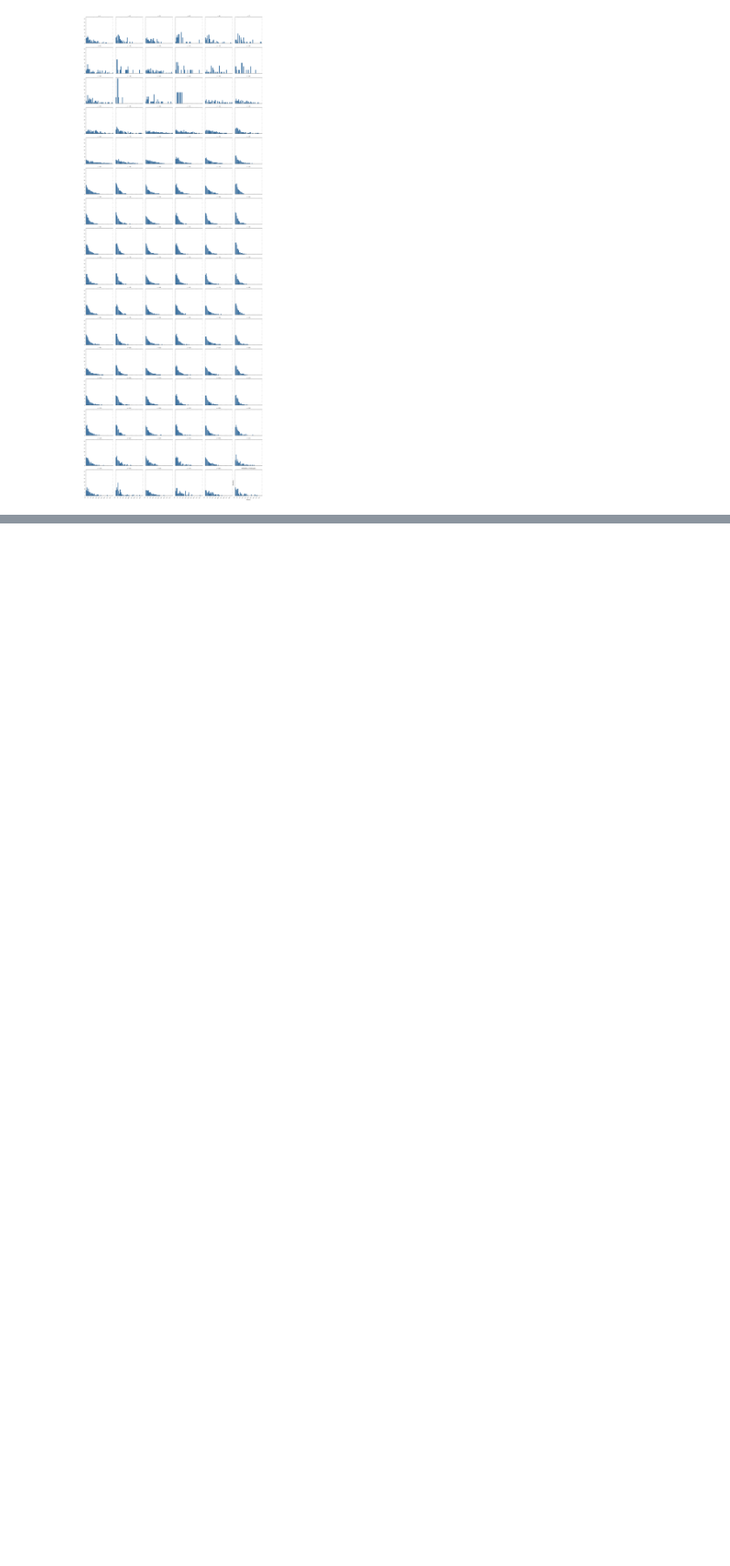
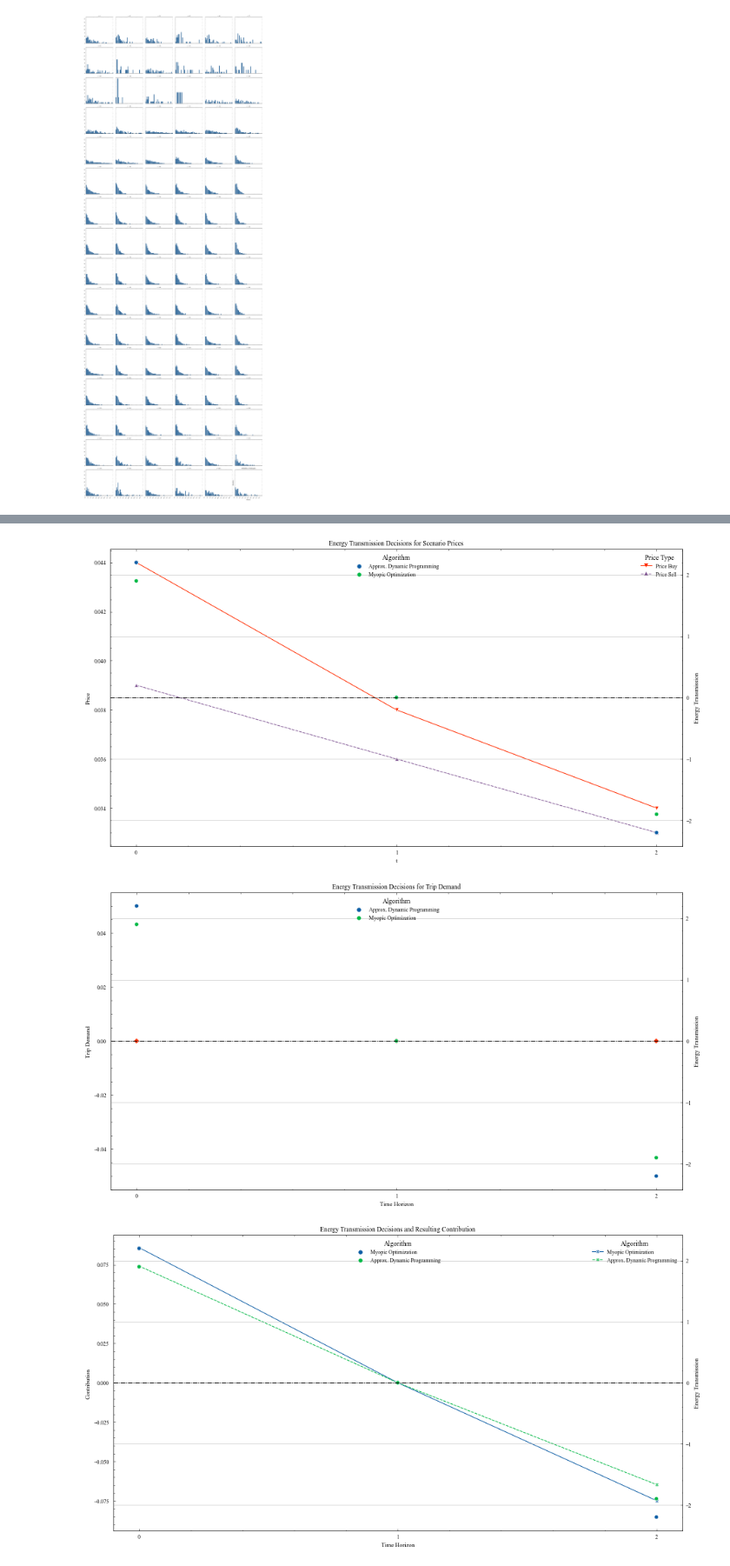
Before and after one commit to thummelt/master-thesis, a Jupyter notebook: code/src/Visualization.ipynb, the cells around one changed output, grey strips where cells are left out. Shown at 87% size. Cells and saved outputs as stored; diff of their text form; code cells hidden in the pictures; blank space fills up the shorter version.

```diff
--- a/code/src/Visualization.ipynb
+++ b/code/src/Visualization.ipynb
@@ -193,5 +187,6 @@ fig, ax = plt.subplots(figsize=(15, 8))
 g = sns.lineplot(ax=ax, data=plt_value, x="Scenario", y="Value", hue="Algorithm",style="Algorithm", markers=True,  legend = False)
 plttr.formatPlot(g, "Scenario" , "Value","Value of Decisions for Different Scenarios",np.arange(0, 3, 1), None, "Algorithm", ['Myopic Optimization', 'Approx. Dynamic Programming'], "upper left")
 g.set_xticklabels(["Most Unlikely", "Most Likely", "1000 Samples"])
-plts = [("value_comp", plt.gcf())]
+g.grid()
+plts += [("value_comp", plt.gcf())]
 # %% [output]
@@ -199,8 +193,59 @@ plts = [("value_comp", plt.gcf())]
 [figure]
 # %%
 # 5.[~VI] Decision with price and trip demand
+plt_decisions = pd.concat([
+    pd.read_pickle("/usr/app/output/xlsx/[%s-%s]-mo_scenarios.pkl" % (param["T"], param["trip_max"])),
+    pd.read_pickle("/usr/app/output/xlsx/[%s-%s]-adp_scenarios.pkl" % (param["T"], param["trip_max"]))
+]).astype({"t": int, "P_B": float, "P_S": float, "xG2V": float, "xV2G": float})
+plt_decisions = plt_decisions.loc[plt_decisions.Scenario == 1]
+plt_decisions["xG2V"] = plt_decisions["xG2V"]*-1
+plt_decisions["Energy Transmision"] = plt_decisions["xG2V"]+plt_decisions["xV2G"]
+plt_decisions = pd.melt(plt_decisions, id_vars=[ x for x in plt_decisions.columns if x not in ["P_B", "P_S"]],value_vars=["P_B", "P_S"], var_name = "Price Type", value_name = "Price")
+plt_decisions["Price Type"].replace({"P_B": "Price Buy", "P_S": "Price Sell"}, inplace=True)
 
-## TODO
+fig, ax = plt.subplots(figsize=(15, 8))
+g = sns.lineplot(ax=ax, data=plt_decisions, x="t", y="Price", hue="Price Type",style="Price Type", markers=["v","^"],  legend = True,
+                   palette = list(plt.rcParams['axes.prop_cycle'].by_key()['color'][3:5]))
+ax2 = g.twinx()
+g = sns.scatterplot(ax=ax2, data=plt_decisions, x="t", y="Energy Transmision", hue="Algorithm",   legend = True)
+plttr.formatPlot(g, "Time Horizon" , "Energy Transmission","Energy Transmission Decisions for Scenario Prices",np.arange(0, plt_decisions["t"].max()+1, 1), None, "Algorithm", ['Approx. Dynamic Programming','Myopic Optimization'], "upper center")
+ax2.grid()
+g.axhline(0, ls='-.', color = "black")
+
+
+plts += [("decision_comp_price", plt.gcf())]
+
+fig, ax = plt.subplots(figsize=(15, 8))
+g = sns.scatterplot(ax=ax, data=plt_decisions, x="t", y="D", style="smpl", hue="smpl" ,markers=["D"],  legend = False,
+                   palette = list(plt.rcParams['axes.prop_cycle'].by_key()['color'][3:4]))
+plttr.formatPlot(g, "Time Horizon" , "Trip Demand",None)
+ax2 = g.twinx()
+g = sns.scatterplot(ax=ax2, data=plt_decisions, x="t", y="Energy Transmision", hue="Algorithm",   legend = True)
+plttr.formatPlot(g, "Time Horizon" , "Energy Transmission","Energy Transmission Decisions for Trip Demand",np.arange(0, plt_decisions["t"].max()+1, 1), None, "Algorithm", ['Approx. Dynamic Programming','Myopic Optimization'], "upper center")
+ax2.grid()
+g.axhline(0, ls='-.', color = "black")
+
+
+plts += [("decision_comp_demand", plt.gcf())]
+
+fig, ax = plt.subplots(figsize=(15, 8))
+g1 = sns.lineplot(ax=ax, data=plt_decisions, x="t", y="Contribution", style="Algorithm", hue="Algorithm" ,markers=["X", "X"],  legend = True,
+                   palette = list(plt.rcParams['axes.prop_cycle'].by_key()['color'][0:2]))
+plttr.formatPlot(g, "Time Horizon" , "Contribution",None,np.arange(0, plt_decisions["t"].max()+1, 1), None, "Algorithm", ['Myopic Optimization','Approx. Dynamic Programming'], "upper right")
+ax2 = g1.twinx()
+g = sns.scatterplot(ax=ax2, data=plt_decisions, x="t", y="Energy Transmision", hue="Algorithm",   legend = True,
+                   palette = list(plt.rcParams['axes.prop_cycle'].by_key()['color'][0:2]))
+plttr.formatPlot(g, "Time Horizon" , "Energy Transmission","Energy Transmission Decisions and Resulting Contribution",np.arange(0, plt_decisions["t"].max()+1, 1), None, "Algorithm", ['Myopic Optimization','Approx. Dynamic Programming'], "upper center")
+ax2.grid()
+g.axhline(0, ls='-.', color = "black")
+align.yaxes(g1, 0, g, 0, 0.5)
+
+
+plts += [("decision_comp_value", plt.gcf())]
+# %% [output]
+[figure, added]
+[figure, added]
+[figure, added]
 # %%
 # Export plots
 print(plts)
```
Also changed, not shown: parts of 10 cells of this notebook, 2 other files.
